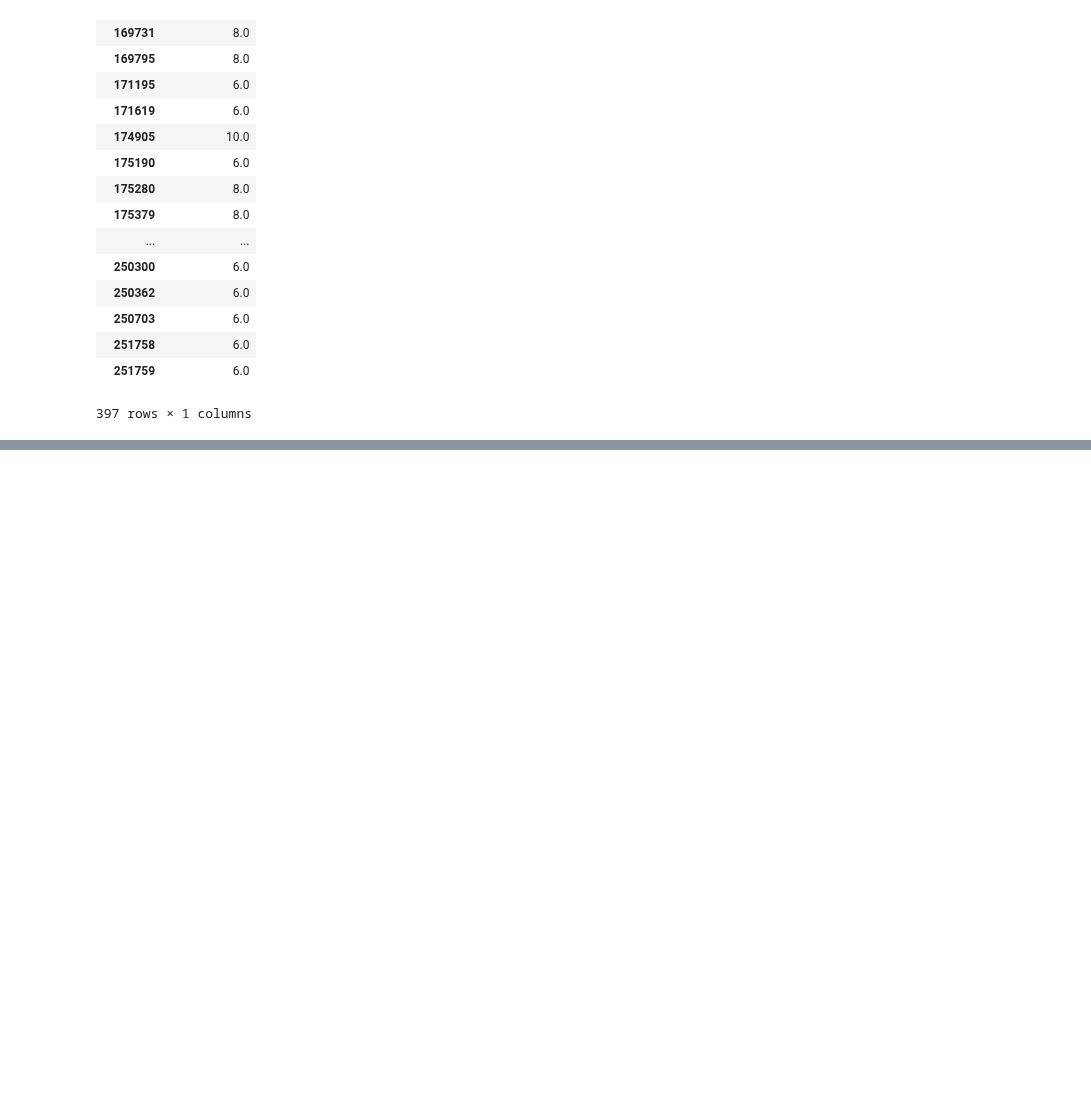
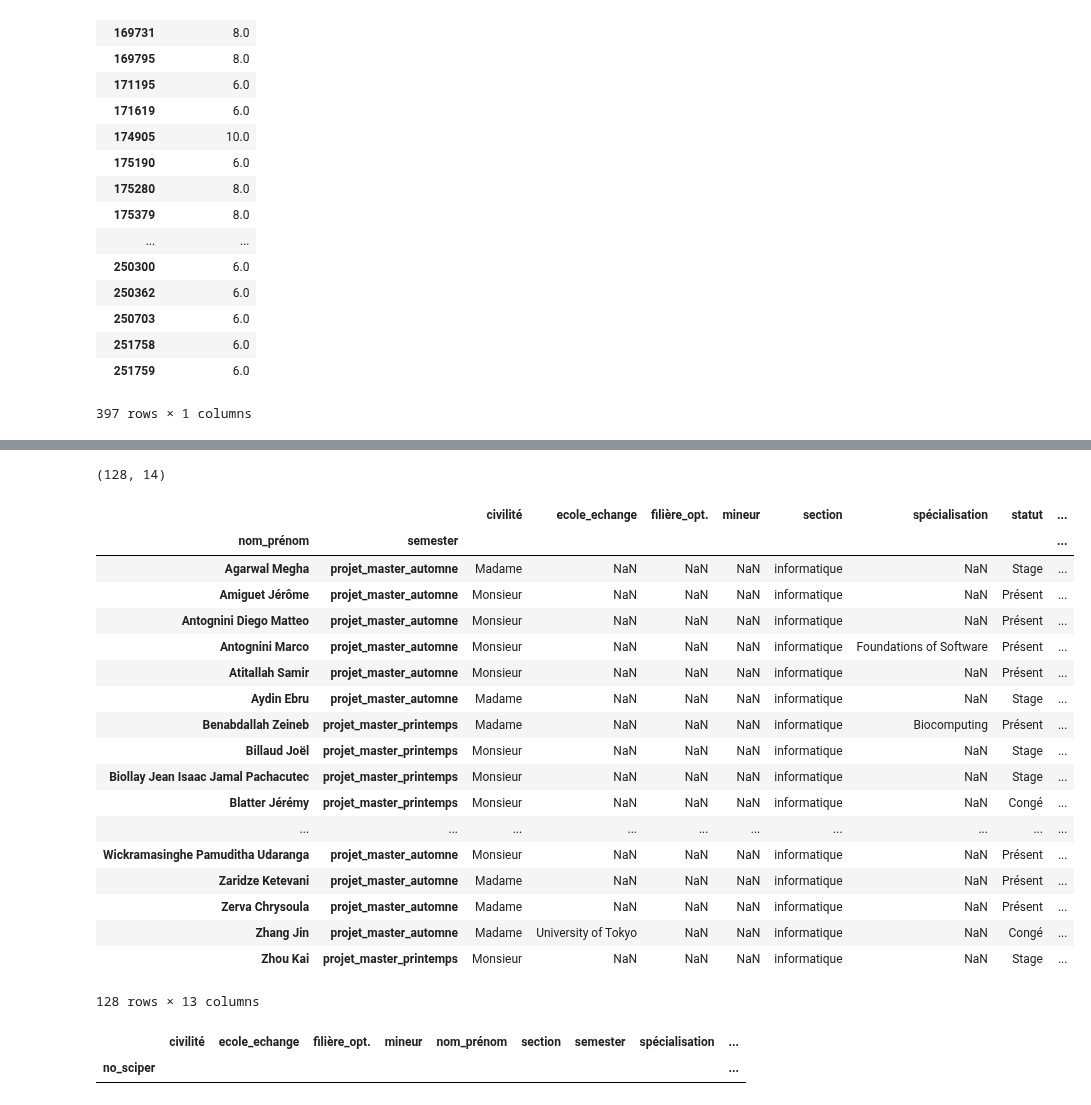
Before and after one commit to PaluchowskiMatthew/ADA-Kepler, a Jupyter notebook: 03 - Data from the Web/Get the data.ipynb, the cells around one changed output, grey strips where cells are left out. Cells and saved outputs as stored; diff of their text form; code cells hidden in the pictures; blank space fills up the shorter version.

```diff
--- a/03 - Data from the Web/Get the data.ipynb
+++ b/03 - Data from the Web/Get the data.ipynb
@@ -368,0 +446,6 @@ semesters_df.loc["174905"]
+# %%
+master_copy = df.copy()
+master_df = master_copy[master_copy['year_start'] >= 2007]
+master_df = master_df[master_df.semester.str.contains('master')]
+
+master_df.semester.value_counts()
@@ -368,0 +500,6 @@ semesters_df.loc["174905"]
+# %%
+# Create Master DF for only Master project semester students
+
+searchfor = ['projet_master_automne', 'projet_master_printemps']
+master_project_df = master_df[master_df["semester"].str.contains('|'.join(searchfor))]
+master_project_df.head()
@@ -368,0 +514,68 @@ semesters_df.loc["174905"]
+# %%
+#Verify shape of the master project dataframe
+
+master_project_df.shape
+# %% [output]
+(128, 14)
+# %%
+# Order by year_start
+year_start_order_master_df = master_project_df.sort_values(by=['year_start'])
+
+# Create function to account for the swiss academic year start in summer and either
+# subtract 6 month for the fall sememster or do nothing for the spring semester
+
+def is_automne(row):
+   if row['semester'] == 'projet_master_automne':
+       val = -6
+   else:
+       val = 0
+   return val
+
+# Apply function to newly attached 'month_offset' column
+year_start_order_master_df['month_offset'] = year_start_order_master_df.apply(is_automne, axis=1)
+
+master_by_name = year_start_order_master_df.groupby(['nom_prénom', 'semester'])
+master_by_name.first()
+# %% [output]
+|  |  | civilité | ecole_echange | filière_opt. | mineur | section | spécialisation | statut | ... |
+| nom_prénom | semester |  |  |  |  |  |  |  | ... |
+| Agarwal Megha | projet_master_automne | Madame | NaN | NaN | NaN | informatique | NaN | Stage | ... |
+| Amiguet Jérôme | projet_master_automne | Monsieur | NaN | NaN | NaN | informatique | NaN | Présent | ... |
+| Antognini Diego Matteo | projet_master_automne | Monsieur | NaN | NaN | NaN | informatique | NaN | Présent | ... |
+| Antognini Marco | projet_master_automne | Monsieur | NaN | NaN | NaN | informatique | Foundations of Software | Présent | ... |
+| Atitallah Samir | projet_master_automne | Monsieur | NaN | NaN | NaN | informatique | NaN | Présent | ... |
+| Aydin Ebru | projet_master_automne | Madame | NaN | NaN | NaN | informatique | NaN | Stage | ... |
+| Benabdallah Zeineb | projet_master_printemps | Madame | NaN | NaN | NaN | informatique | Biocomputing | Présent | ... |
+| Billaud Joël | projet_master_printemps | Monsieur | NaN | NaN | NaN | informatique | NaN | Stage | ... |
+| Biollay Jean Isaac Jamal Pachacutec | projet_master_printemps | Monsieur | NaN | NaN | NaN | informatique | NaN | Stage | ... |
+| Blatter Jérémy | projet_master_printemps | Monsieur | NaN | NaN | NaN | informatique | NaN | Congé | ... |
+| ... | ... | ... | ... | ... | ... | ... | ... | ... | ... |
+| Wickramasinghe Pamuditha Udaranga | projet_master_automne | Monsieur | NaN | NaN | NaN | informatique | NaN | Présent | ... |
+| Zaridze Ketevani | projet_master_automne | Madame | NaN | NaN | NaN | informatique | NaN | Présent | ... |
+| Zerva Chrysoula | projet_master_automne | Madame | NaN | NaN | NaN | informatique | NaN | Présent | ... |
+| Zhang Jin | projet_master_automne | Madame | University of Tokyo | NaN | NaN | informatique | NaN | Congé | ... |
+| Zhou Kai | projet_master_printemps | Monsieur | NaN | NaN | NaN | informatique | NaN | Stage | ... |
+128 rows × 13 columns
+# %%
+# Applying the same deduction technique as mentioned under the bachelor section we assume that the Master project
+# comes at the end of every completed Master study programme. Therefore the difference between the starting date
+# and the date of the Master project semester will result in the total time taken for their Master studies at EPFL.
+
+# The code below calculates this difference and adds the column 'month_total' to the difference dataframe
+
+master_sem_1_df = year_start_order_master_df[year_start_order_master_df["semester"] == "master_semestre_1"]
+master_unique_sem_1_df = master_sem_1_df.drop_duplicates(subset=['nom_prénom', 'semester'], keep='first')
+
+master_sem_last_df = year_start_order_master_df[year_start_order_master_df["semester"].str.contains('projet_master_')]
+master_unique_sem_last_df = master_sem_last_df.drop_duplicates(subset=['nom_prénom', 'semester'], keep='last')
+
+difference_df = pd.DataFrame(master_unique_sem_last_df["year_end"]-master_unique_sem_1_df["year_start"], columns=['year_count'])
+difference_df.dropna(inplace=True)
+difference_df = year_start_order_master_df.join(difference_df)
+difference_df = difference_df[pd.notnull(difference_df['year_count'])]
+
+difference_df["month_total"] = difference_df["year_count"]*12+difference_df['month_offset']
+difference_df
+# %% [output]
+|  | civilité | ecole_echange | filière_opt. | mineur | nom_prénom | section | semester | spécialisation | ... |
+| no_sciper |  |  |  |  |  |  |  |  | ... |
```
Also changed, not shown: parts of 26 cells of this notebook.
